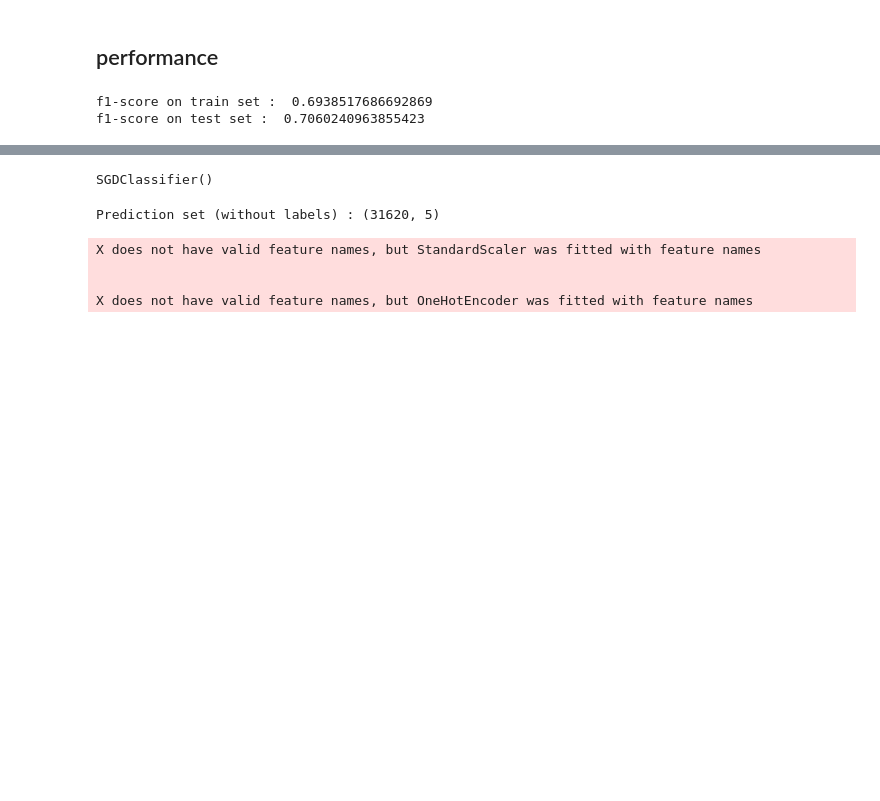
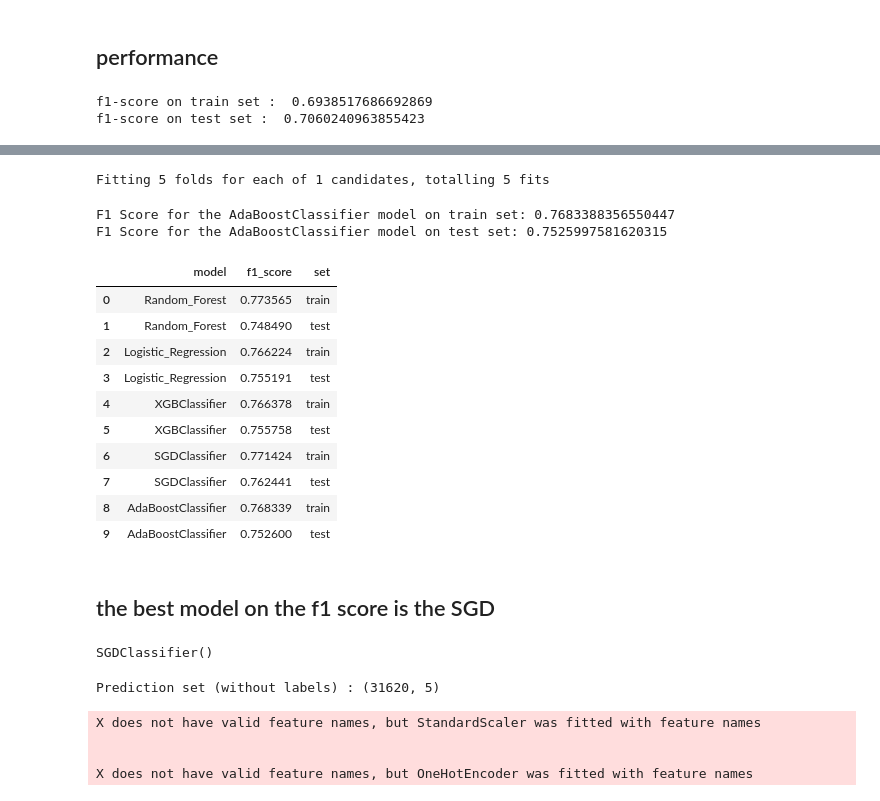
Before and after one commit to philippeJeremy/Bloc-3---Analyse-pr-dictive-de-donn-es-structur-es-par-l-intelligence-artificielle, a Jupyter notebook: Conversion/main.ipynb, the cells around one changed output, grey strips where cells are left out. Cells and saved outputs as stored; diff of their text form; code cells hidden in the pictures; blank space fills up the shorter version.

```diff
--- a/Conversion/main.ipynb
+++ b/Conversion/main.ipynb
@@ -192,8 +196,8 @@ F1 Score for the Random Forest model on test set: 0.751205400192864
 # %%
-log_reg = LogisticRegression(penalty='l2', C=1,  intercept_scaling=1, max_iter=1000)
-log_reg.fit(X_train, Y_train)
-Y_train_pred = log_reg.predict(X_train)
-Y_test_pred = log_reg.predict(X_test)
+logistic_regression = LogisticRegression(penalty='l2', C=1,  intercept_scaling=1, max_iter=1000)
+logistic_regression.fit(X_train, Y_train)
+Y_train_pred = logistic_regression.predict(X_train)
+Y_test_pred = logistic_regression.predict(X_test)
 
 print(f"F1 Score for the Logistic Regression model on train set: {f1_score(Y_train, Y_train_pred)}")
 print(f"F1 Score for the Logistic Regression model on test set: {f1_score(Y_test, Y_test_pred)}")
@@ -276,5 +267,42 @@ F1 Score for the sgd model on test set: 0.760642009769714
+# %%
+adaBoost = AdaBoostClassifier(base_estimator=DecisionTreeClassifier())
+
+parameters = {'base_estimator__max_depth':[4],
+              'base_estimator__min_samples_leaf':[5],
+              'n_estimators':[1000],
+              'learning_rate':[0.01]}
+
+grid_ada = GridSearchCV(adaBoost, parameters,verbose=3,scoring='f1',n_jobs=-1)
+
+grid_ada.fit(X_train, Y_train)
+Y_train_pred = grid_ada.predict(X_train)
+Y_test_pred = grid_ada.predict(X_test)
+
+print(f"F1 Score for the AdaBoostClassifier model on train set: {f1_score(Y_train, Y_train_pred)}")
+print(f"F1 Score for the AdaBoostClassifier model on test set: {f1_score(Y_test, Y_test_pred)}")
+
+scores_df = scores_df.append({'model': 'AdaBoostClassifier', 'f1_score': f1_score(Y_train, Y_train_pred), 'set': 'train'}, ignore_index = True)
+scores_df = scores_df.append({'model': 'AdaBoostClassifier', 'f1_score': f1_score(Y_test, Y_test_pred), 'set': 'test'}, ignore_index = True)
+scores_df
+# %% [output]
+Fitting 5 folds for each of 1 candidates, totalling 5 fits
+F1 Score for the AdaBoostClassifier model on train set: 0.7683388356550447
+F1 Score for the AdaBoostClassifier model on test set: 0.7525997581620315
+|  | model | f1_score | set |
+| 0 | Random_Forest | 0.773565 | train |
+| 1 | Random_Forest | 0.748490 | test |
+| 2 | Logistic_Regression | 0.766224 | train |
+| 3 | Logistic_Regression | 0.755191 | test |
+| 4 | XGBClassifier | 0.766378 | train |
+| 5 | XGBClassifier | 0.755758 | test |
+| 6 | SGDClassifier | 0.771424 | train |
+| 7 | SGDClassifier | 0.762441 | test |
+| 8 | AdaBoostClassifier | 0.768339 | train |
+| 9 | AdaBoostClassifier | 0.752600 | test |
 # %%
 px.bar(scores_df, x="model", y='f1_score', color='set', barmode='group', width=900)
+# %% [markdown]
+## the best model on the f1 score is the SGD
 # %%
 X_full = np.append(X_train,X_test,axis=0)
 Y_full = np.append(Y_train,Y_test)
```
Also changed, not shown: parts of 29 cells of this notebook, 2 other files.
